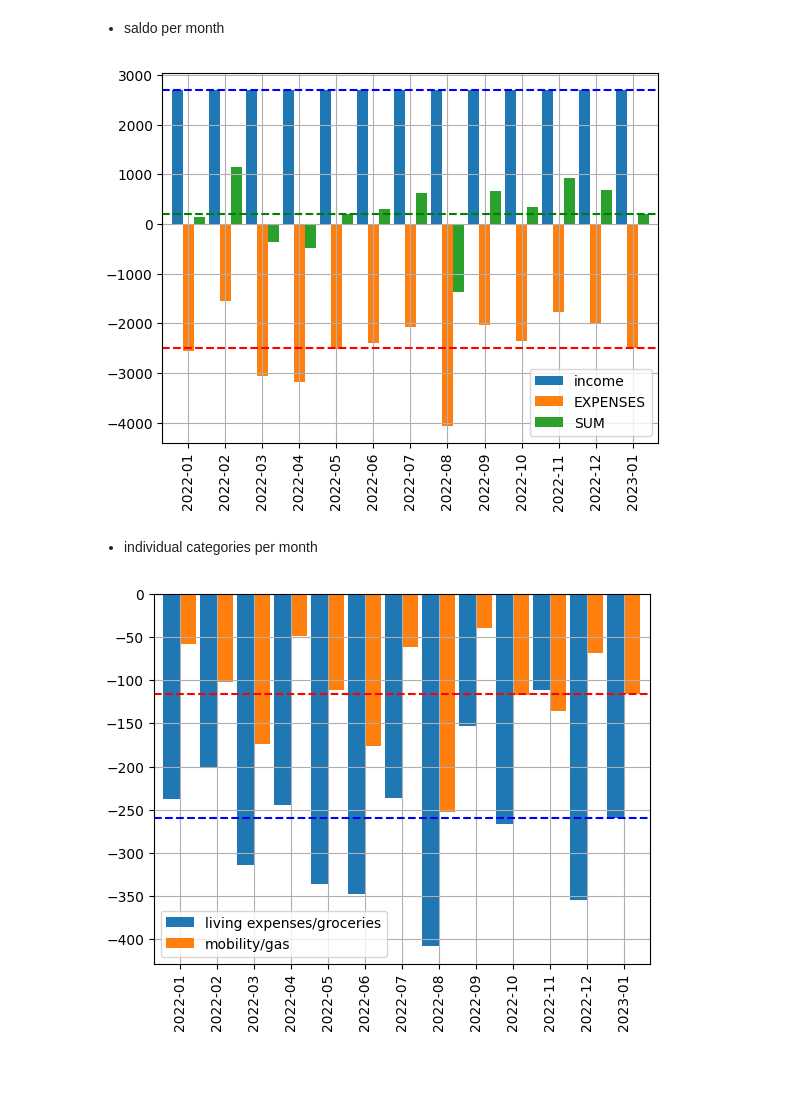
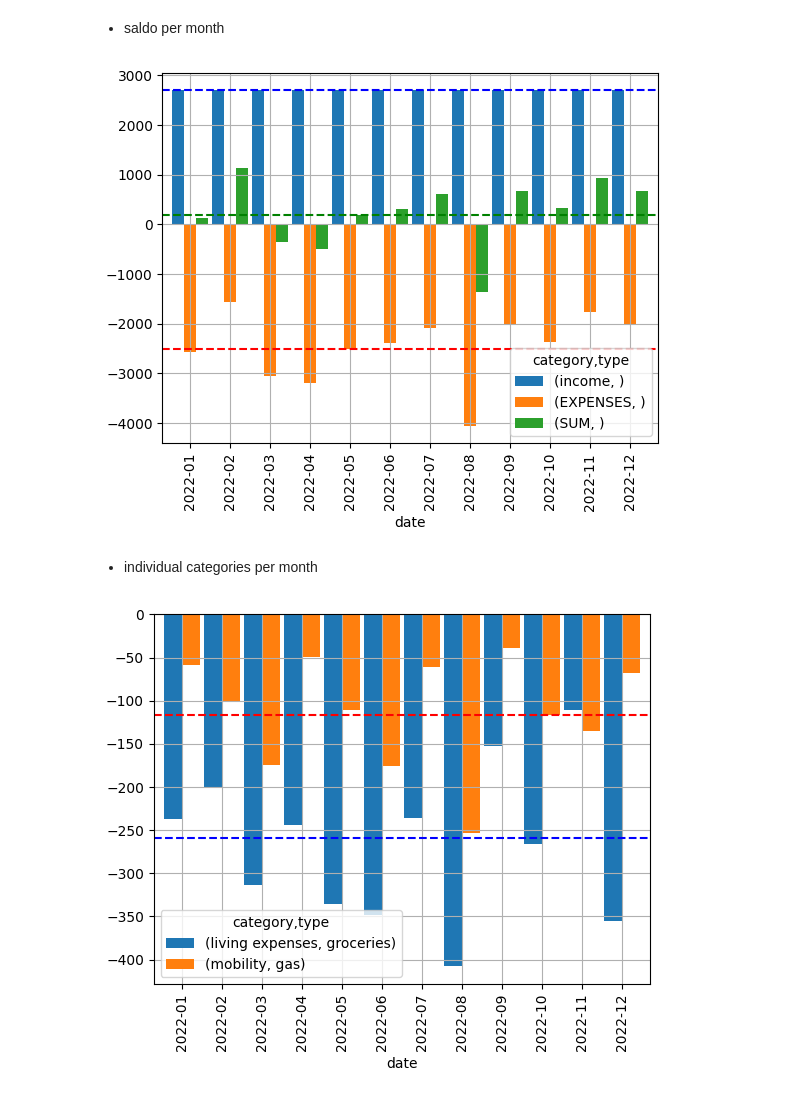
Before and after one commit to gerritnowald/budget_book, a Jupyter notebook: analysis.ipynb, the cells around one changed output. Cells and saved outputs as stored; diff of their text form; code cells hidden in the pictures; blank space fills up the shorter version.

Commit message:
simplified tables, split categories, removed forecast

```diff
--- a/analysis.ipynb
+++ b/analysis.ipynb
@@ -57,8 +52,7 @@ transactions = transactions.query('date.dt.year >= @year and date.dt.year < @yea
 ## table sum per month & category
 - create table from transactions
 # %%
-sum_cat_month = functions.get_sum_cat_month(transactions, clm, next_months)
+sum_cat_month = functions.get_sum_cat_month(transactions, clm)
 
-pd.options.display.float_format = '{:,.0f}'.format
-sum_cat_month.fillna(0)
+sum_cat_month.fillna('')
 # %% [output]
@@ -89,0 +87,2 @@ sum_cat_month.fillna(0)
+# %%
+df_plot_fine = sum_cat_month.T.drop([ clm['sum'], clm['mean_month'] ])
@@ -131,8 +115,0 @@ Current balance: 3000.0 €
-# %%
-df_plot_fine = sum_cat_month.transpose().drop([ clm['sum'], clm['mean_month'] ])
-
-sum_cat_month_rough = sum_cat_month.reset_index()
-sum_cat_month_rough['index'] = sum_cat_month_rough['index'].str.split('/', expand=True)[0]
-sum_cat_month_rough = sum_cat_month_rough.groupby('index').sum()
-
-df_plot_rough = sum_cat_month_rough.transpose().drop([ clm['sum'], clm['mean_month'] ]).drop([clm['sum'], clm['expenses']],axis=1)
@@ -148,21 +137,21 @@ plt.show()
 # %% [markdown]
 - saldo per month
 # %%
-df_plot_fine.plot.bar(y=['income',clm['expenses'],clm['sum']] , width=0.9)
-plt.axhline(y=sum_cat_month.loc['income',clm['mean_month']], color='b', linestyle='--')
-plt.axhline(y=sum_cat_month.loc[clm['expenses'],clm['mean_month']], color='r', linestyle='--')
-plt.axhline(y=sum_cat_month.loc[clm['sum'],clm['mean_month']], color='g', linestyle='--')
+df_plot_fine.plot.bar(y=[ ('income','') , (clm['expenses'],'') , (clm['sum'],'') ] , width=0.9)
+plt.axhline(y=sum_cat_month.loc[('income','')        , clm['mean_month']], color='b', linestyle='--')
+plt.axhline(y=sum_cat_month.loc[(clm['expenses'],'') , clm['mean_month']], color='r', linestyle='--')
+plt.axhline(y=sum_cat_month.loc[(clm['sum'],'')      , clm['mean_month']], color='g', linestyle='--')
 plt.grid()
 plt.show()
 # %% [output]
-[figure, old version]
+[figure, new version]
 # %% [markdown]
 - individual categories per month
 # %%
-df_plot_fine.plot.bar(y=['living expenses/groceries','mobility/gas'], width=0.9)
-plt.axhline(y=sum_cat_month.loc['living expenses/groceries',clm['mean_month']], color='b', linestyle='--')
-plt.axhline(y=sum_cat_month.loc['mobility/gas',clm['mean_month']], color='r', linestyle='--')
+df_plot_fine.plot.bar(y=[ ('living expenses','groceries') , ('mobility','gas') ], width=0.9)
+plt.axhline(y=sum_cat_month.loc[ ('living expenses','groceries') , clm['mean_month'] ], color='b', linestyle='--')
+plt.axhline(y=sum_cat_month.loc[ ('mobility','gas')              , clm['mean_month'] ], color='r', linestyle='--')
 plt.grid()
 plt.show()
 # %% [output]
-[figure, old version]
+[figure, new version]
```
Also changed, not shown: parts of 14 cells of this notebook, 2 other files.
